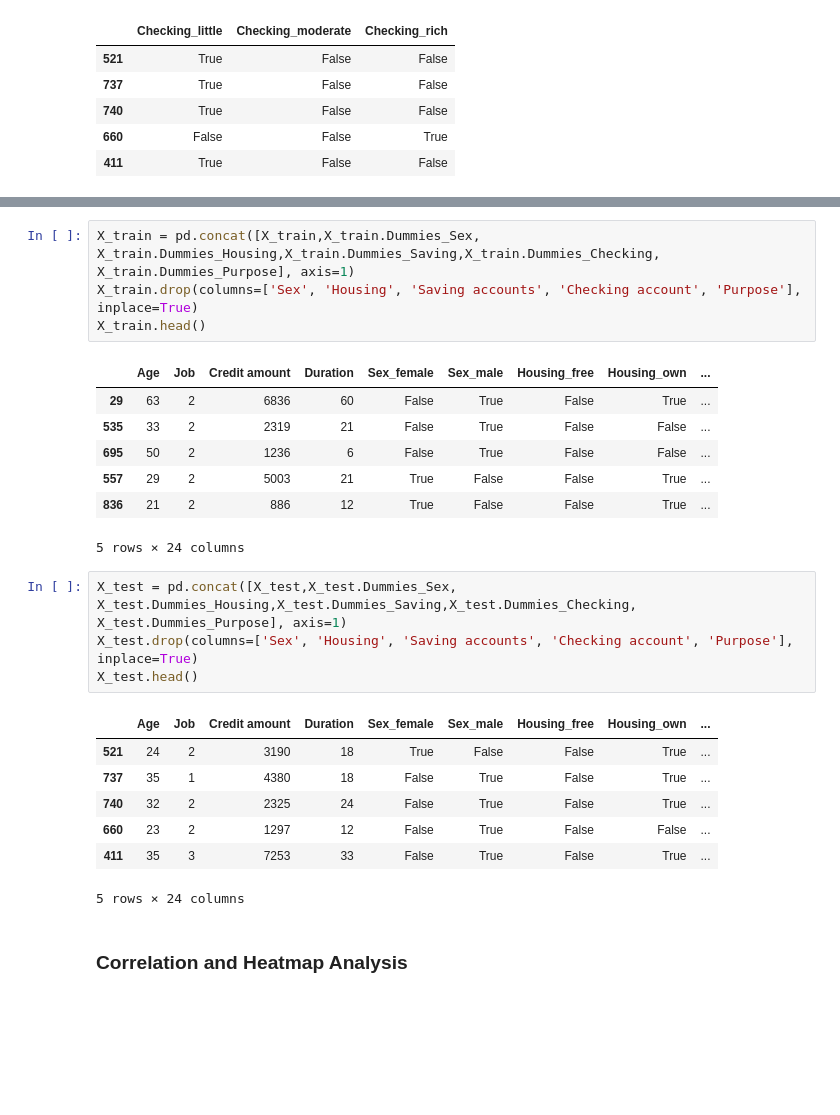
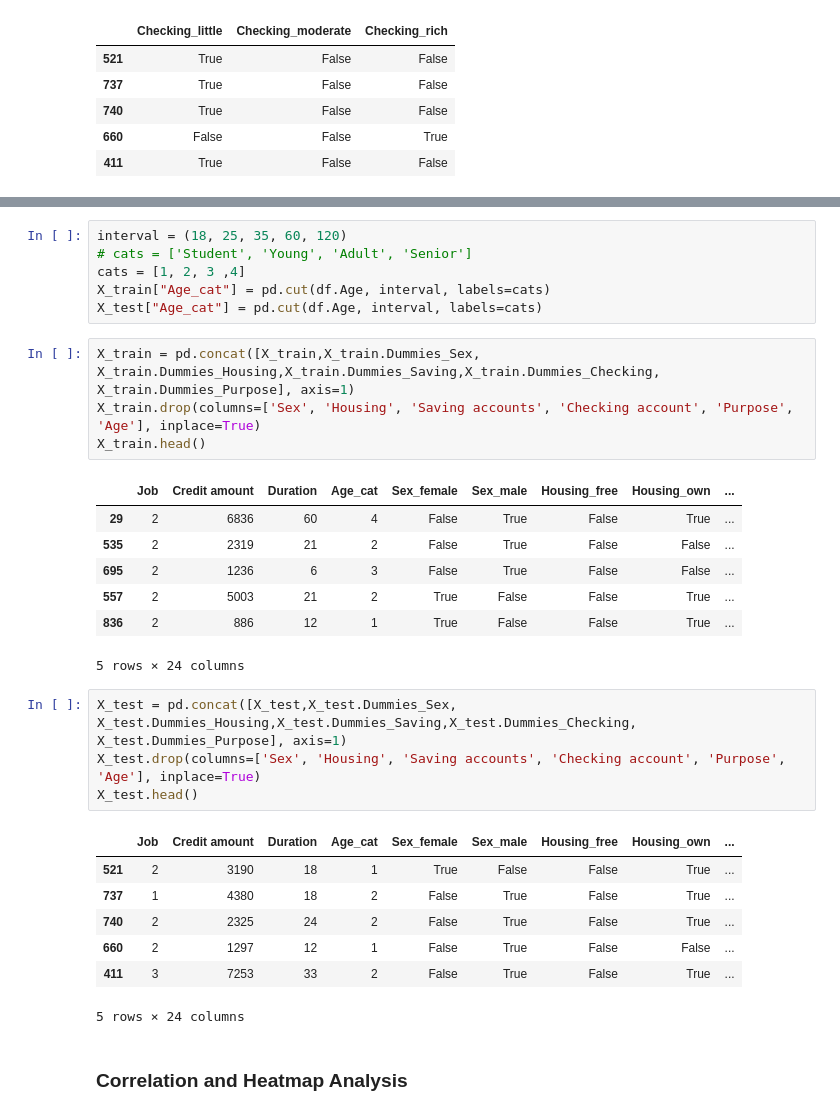
Before and after one commit to VHN1305/T--l-m, a Jupyter notebook: NaiveBayesTesting.ipynb, the cells around one changed output, grey strips where cells are left out. Saved outputs shown, nothing was run; the diff lists cells and outputs as text; blank space fills up the shorter version.

```diff
--- a/NaiveBayesTesting.ipynb
+++ b/NaiveBayesTesting.ipynb
@@ -252,29 +252,35 @@ Pandas doesn't allow columns to be created via a new attribute name - see https:
 | 740 | False | True | False | False | False | ... |
 | 660 | False | False | False | False | False | ... |
 | 411 | False | True | False | False | False | ... |
+# %%
+interval = (18, 25, 35, 60, 120)
+# cats = ['Student', 'Young', 'Adult', 'Senior']
+cats = [1, 2, 3 ,4]
+X_train["Age_cat"] = pd.cut(df.Age, interval, labels=cats)
+X_test["Age_cat"] = pd.cut(df.Age, interval, labels=cats)
 # %%
 X_train = pd.concat([X_train,X_train.Dummies_Sex, X_train.Dummies_Housing,X_train.Dummies_Saving,X_train.Dummies_Checking, X_train.Dummies_Purpose], axis=1)
-X_train.drop(columns=['Sex', 'Housing', 'Saving accounts', 'Checking account', 'Purpose'], inplace=True)
+X_train.drop(columns=['Sex', 'Housing', 'Saving accounts', 'Checking account', 'Purpose', 'Age'], inplace=True)
 X_train.head()
 # %% [output]
-|  | Age | Job | Credit amount | Duration | Sex_female | Sex_male | Housing_free | Housing_own | ... |
-| 29 | 63 | 2 | 6836 | 60 | False | True | False | True | ... |
-| 535 | 33 | 2 | 2319 | 21 | False | True | False | False | ... |
-| 695 | 50 | 2 | 1236 | 6 | False | True | False | False | ... |
-| 557 | 29 | 2 | 5003 | 21 | True | False | False | True | ... |
-| 836 | 21 | 2 | 886 | 12 | True | False | False | True | ... |
+|  | Job | Credit amount | Duration | Age_cat | Sex_female | Sex_male | Housing_free | Housing_own | ... |
+| 29 | 2 | 6836 | 60 | 4 | False | True | False | True | ... |
+| 535 | 2 | 2319 | 21 | 2 | False | True | False | False | ... |
+| 695 | 2 | 1236 | 6 | 3 | False | True | False | False | ... |
+| 557 | 2 | 5003 | 21 | 2 | True | False | False | True | ... |
+| 836 | 2 | 886 | 12 | 1 | True | False | False | True | ... |
 5 rows × 24 columns
 # %%
 X_test = pd.concat([X_test,X_test.Dummies_Sex, X_test.Dummies_Housing,X_test.Dummies_Saving,X_test.Dummies_Checking, X_test.Dummies_Purpose], axis=1)
-X_test.drop(columns=['Sex', 'Housing', 'Saving accounts', 'Checking account', 'Purpose'], inplace=True)
+X_test.drop(columns=['Sex', 'Housing', 'Saving accounts', 'Checking account', 'Purpose', 'Age'], inplace=True)
 X_test.head()
 # %% [output]
-|  | Age | Job | Credit amount | Duration | Sex_female | Sex_male | Housing_free | Housing_own | ... |
-| 521 | 24 | 2 | 3190 | 18 | True | False | False | True | ... |
-| 737 | 35 | 1 | 4380 | 18 | False | True | False | True | ... |
-| 740 | 32 | 2 | 2325 | 24 | False | True | False | True | ... |
-| 660 | 23 | 2 | 1297 | 12 | False | True | False | False | ... |
-| 411 | 35 | 3 | 7253 | 33 | False | True | False | True | ... |
+|  | Job | Credit amount | Duration | Age_cat | Sex_female | Sex_male | Housing_free | Housing_own | ... |
+| 521 | 2 | 3190 | 18 | 1 | True | False | False | True | ... |
+| 737 | 1 | 4380 | 18 | 2 | False | True | False | True | ... |
+| 740 | 2 | 2325 | 24 | 2 | False | True | False | True | ... |
+| 660 | 2 | 1297 | 12 | 1 | False | True | False | False | ... |
+| 411 | 3 | 7253 | 33 | 2 | False | True | False | True | ... |
 5 rows × 24 columns
 # %% [markdown]
 ### Correlation and Heatmap Analysis
```
Also changed, not shown: parts of 3 cells of this notebook, 2 other files.
